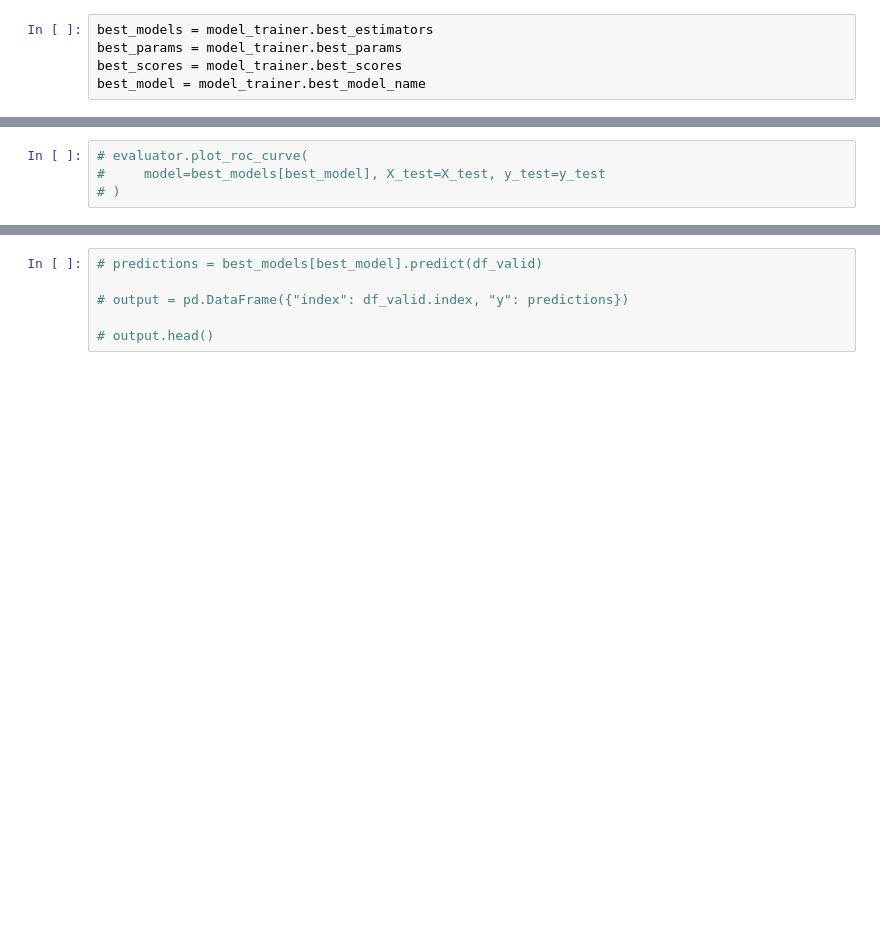
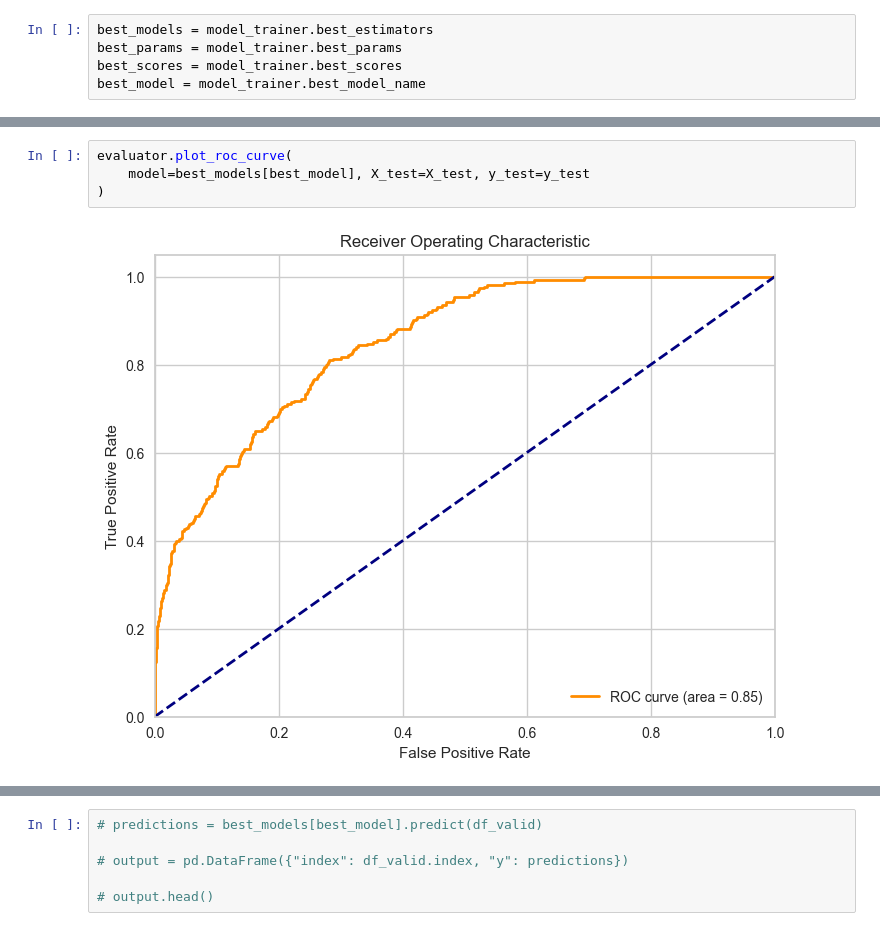
Before and after one commit to DeadNord/customer_churn_classification, a Jupyter notebook: SLChurnClass.ipynb, the cells around one changed output, grey strips where cells are left out. Saved outputs shown, nothing was run; the diff lists cells and outputs as text; blank space fills up the shorter version.

```diff
--- a/SLChurnClass.ipynb
+++ b/SLChurnClass.ipynb
@@ -414,5 +428,7 @@ Results for hist_gradient_boosting:
 # %%
-# evaluator.plot_roc_curve(
-#     model=best_models[best_model], X_test=X_test, y_test=y_test
-# )
+evaluator.plot_roc_curve(
+    model=best_models[best_model], X_test=X_test, y_test=y_test
+)
+# %% [output]
+[figure, added]
 # %%
```
Also changed, not shown: parts of 16 cells of this notebook, 1 other file.
